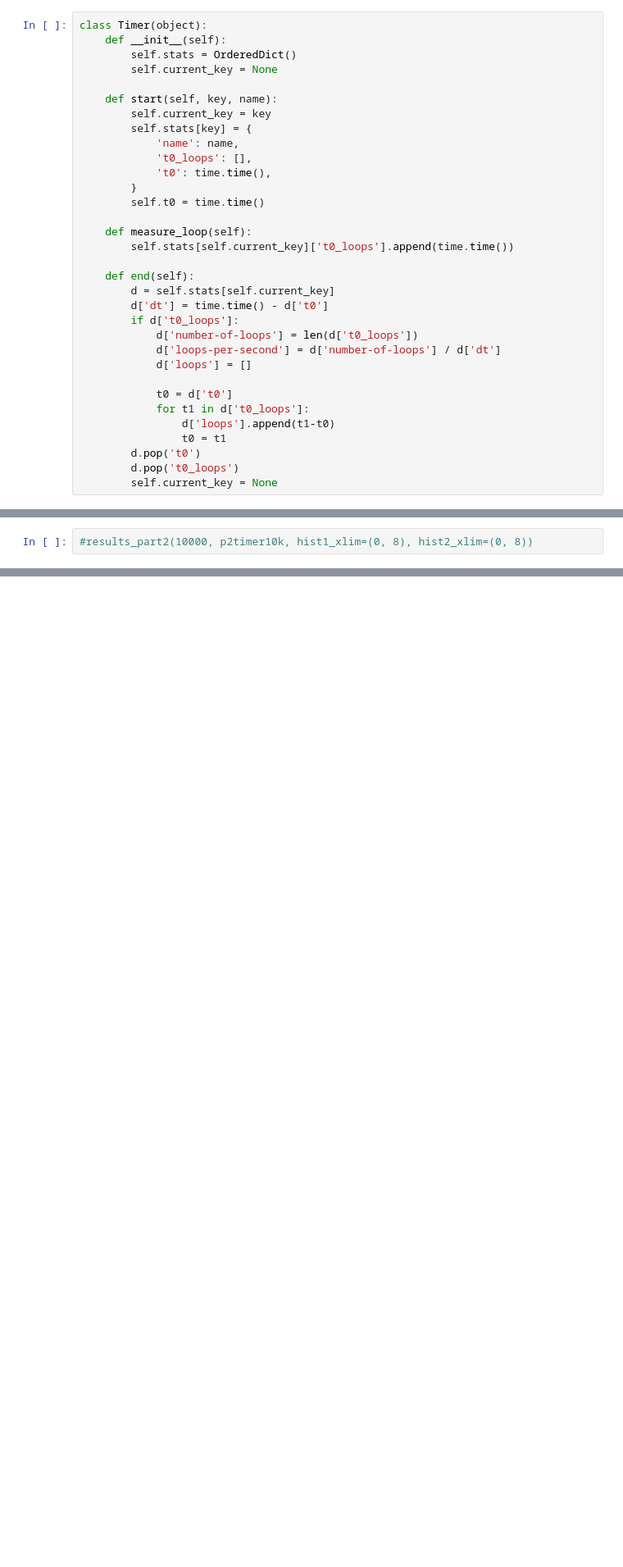
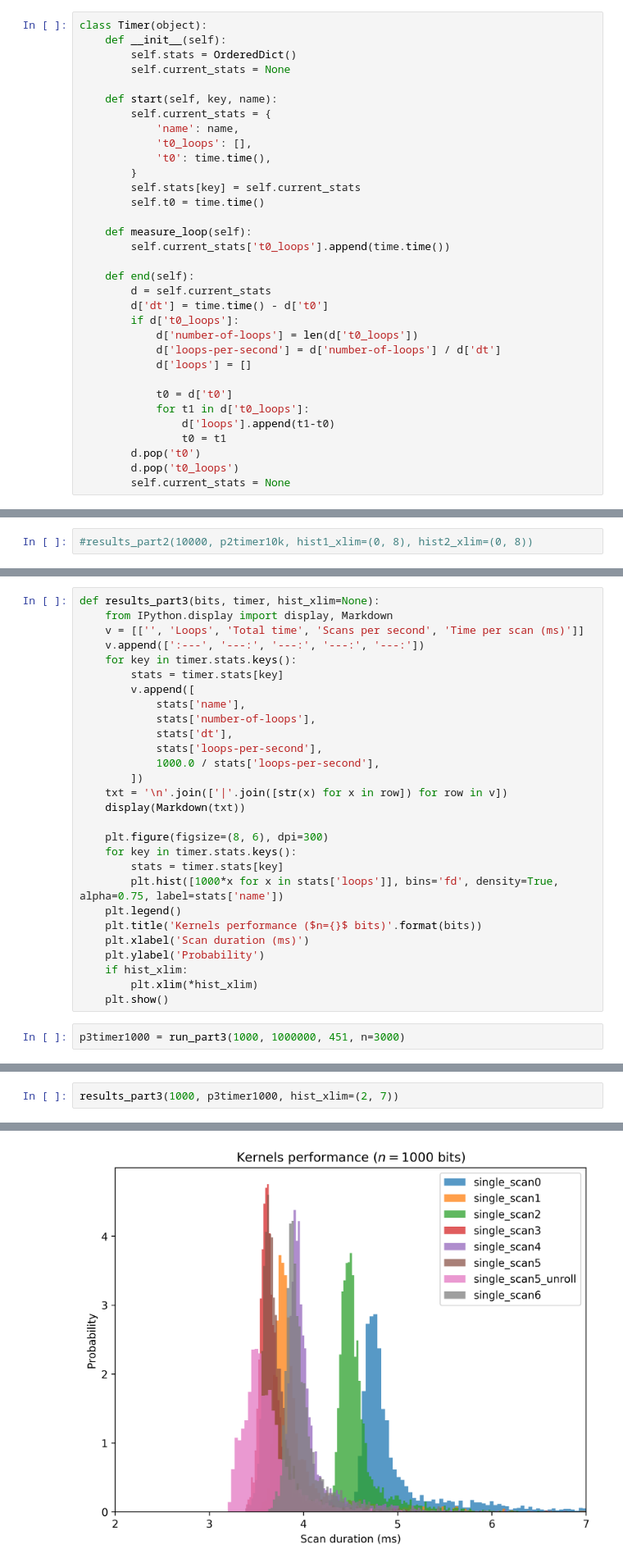
Before and after one commit to msbrogli/sdm-framework, a Jupyter notebook: docs/notebooks/Performance test.ipynb, the cells around one changed output, grey strips where cells are left out. Shown at 82% size. Cells and saved outputs as stored; diff of their text form; blank space fills up the shorter version.

Commit message:
Update Performance test notebook

```diff
--- a/docs/notebooks/Performance test.ipynb
+++ b/docs/notebooks/Performance test.ipynb
@@ -9,22 +9,22 @@ from IPython.display import clear_output
 class Timer(object):
     def __init__(self):
         self.stats = OrderedDict()
-        self.current_key = None
+        self.current_stats = None
 
     def start(self, key, name):
-        self.current_key = key
-        self.stats[key] = {
+        self.current_stats = {
             'name': name,
             't0_loops': [],
             't0': time.time(),
         }
+        self.stats[key] = self.current_stats
         self.t0 = time.time()
 
     def measure_loop(self):
-        self.stats[self.current_key]['t0_loops'].append(time.time())
+        self.current_stats['t0_loops'].append(time.time())
 
     def end(self):
-        d = self.stats[self.current_key]
+        d = self.current_stats
         d['dt'] = time.time() - d['t0']
         if d['t0_loops']:
             d['number-of-loops'] = len(d['t0_loops'])
@@ -37,4 +37,4 @@ class Timer(object):
                 t0 = t1
         d.pop('t0')
         d.pop('t0_loops')
-        self.current_key = None
+        self.current_stats = None
@@ -250,0 +269,30 @@ Running thread...
+# %%
+def results_part3(bits, timer, hist_xlim=None):
+    from IPython.display import display, Markdown
+    v = [['', 'Loops', 'Total time', 'Scans per second', 'Time per scan (ms)']]
+    v.append([':---', '---:', '---:', '---:', '---:'])
+    for key in timer.stats.keys():
+        stats = timer.stats[key]
+        v.append([
+            stats['name'],
+            stats['number-of-loops'],
+            stats['dt'],
+            stats['loops-per-second'],
+            1000.0 / stats['loops-per-second'],
+        ])
+    txt = '\n'.join(['|'.join([str(x) for x in row]) for row in v])
+    display(Markdown(txt))
+
+    plt.figure(figsize=(8, 6), dpi=300)
+    for key in timer.stats.keys():
+        stats = timer.stats[key]
+        plt.hist([1000*x for x in stats['loops']], bins='fd', density=True, alpha=0.75, label=stats['name'])
+    plt.legend()
+    plt.title('Kernels performance ($n={}$ bits)'.format(bits))
+    plt.xlabel('Scan duration (ms)')
+    plt.ylabel('Probability')
+    if hist_xlim:
+        plt.xlim(*hist_xlim)
+    plt.show()
+# %%
+p3timer1000 = run_part3(1000, 1000000, 451, n=3000)
@@ -250,0 +308,3 @@ Running thread...
+# %%
+results_part3(1000, p3timer1000, hist_xlim=(2, 7))
+# %% [output]
@@ -250,0 +321 @@ Running thread...
+[figure, added]
```
Also changed, not shown: parts of 14 cells of this notebook.
